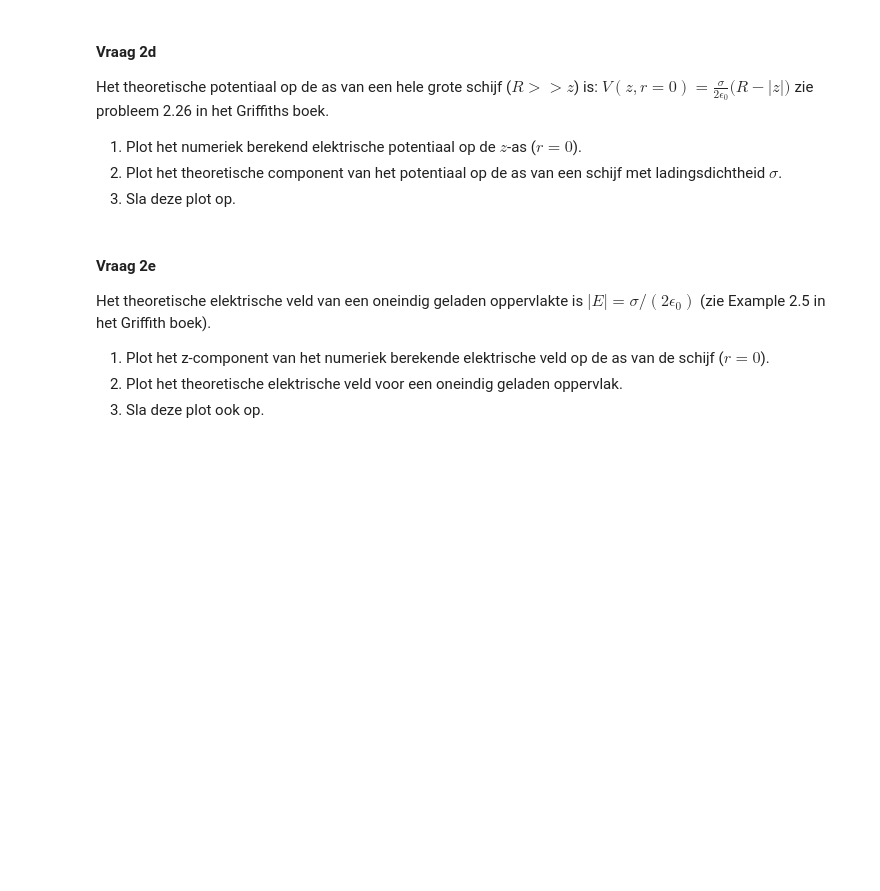
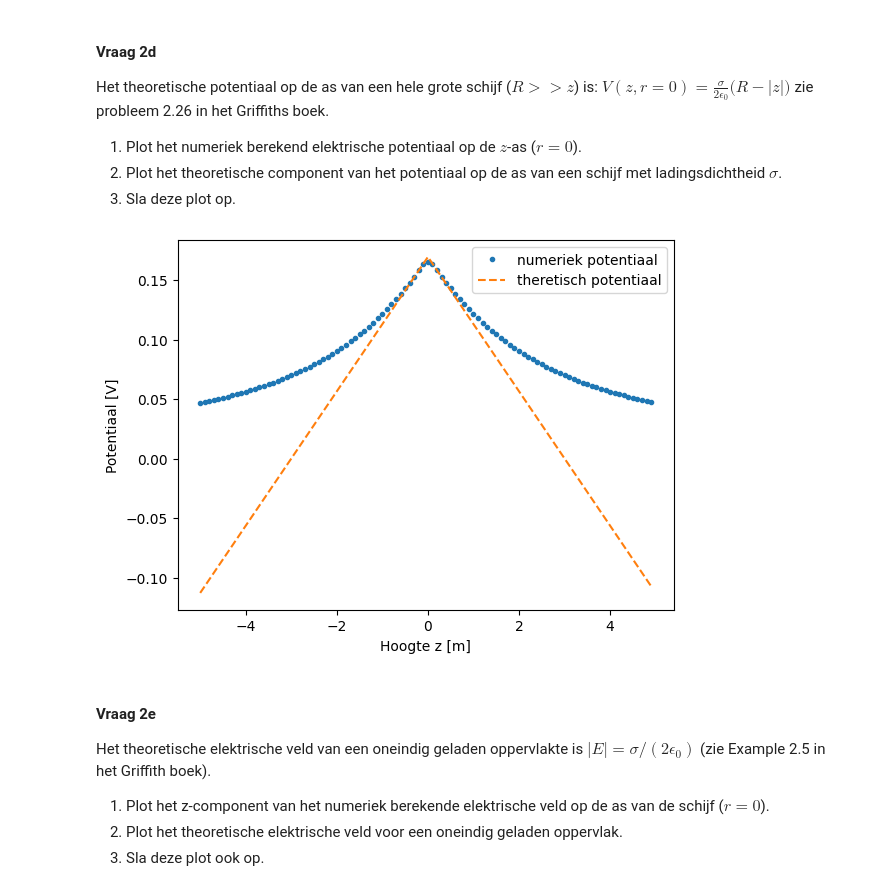
Before and after one commit to caricevonmorgen-dotcom/opdrachten-DEF-D-lol, a Jupyter notebook: DigitaleOntwerpopdrachten/1CondensatorOpdracht/CondensatorOntwerpopdracht.ipynb, the cells around one changed output. Saved outputs shown, nothing was run; the diff lists cells and outputs as text; code cells hidden in the pictures; blank space fills up the shorter version.

```diff
--- a/DigitaleOntwerpopdrachten/1CondensatorOpdracht/CondensatorOntwerpopdracht.ipynb
+++ b/DigitaleOntwerpopdrachten/1CondensatorOpdracht/CondensatorOntwerpopdracht.ipynb
@@ -230,8 +259,22 @@ zie probleem 2.26 in het Griffiths boek.
 3. Sla deze plot op.
 # %%
 ###
-###Hier jouw code###
+V_r_is_0_N = V[:,0]
+
+def V_r_is_0_T(z):
+    return charge_density*(disk_radius - np.abs(z))/(2*epsilon0)
+
+plt.figure()
+plt.plot(z,V_r_is_0_N,'.',label='numeriek potentiaal')
+plt.plot(z,V_r_is_0_T(z),'--', label= 'theretisch potentiaal')
+plt.legend()
+plt.xlabel('Hoogte z [m]')
+plt.ylabel('Potentiaal [V]')
+plt.savefig('opdracht 2d')
+plt.show()
 ###
+# %% [output]
+[figure, added]
 # %% [markdown]
 #### Vraag 2e
 
```
Also changed, not shown: parts of 12 cells of this notebook, 4 other files.
